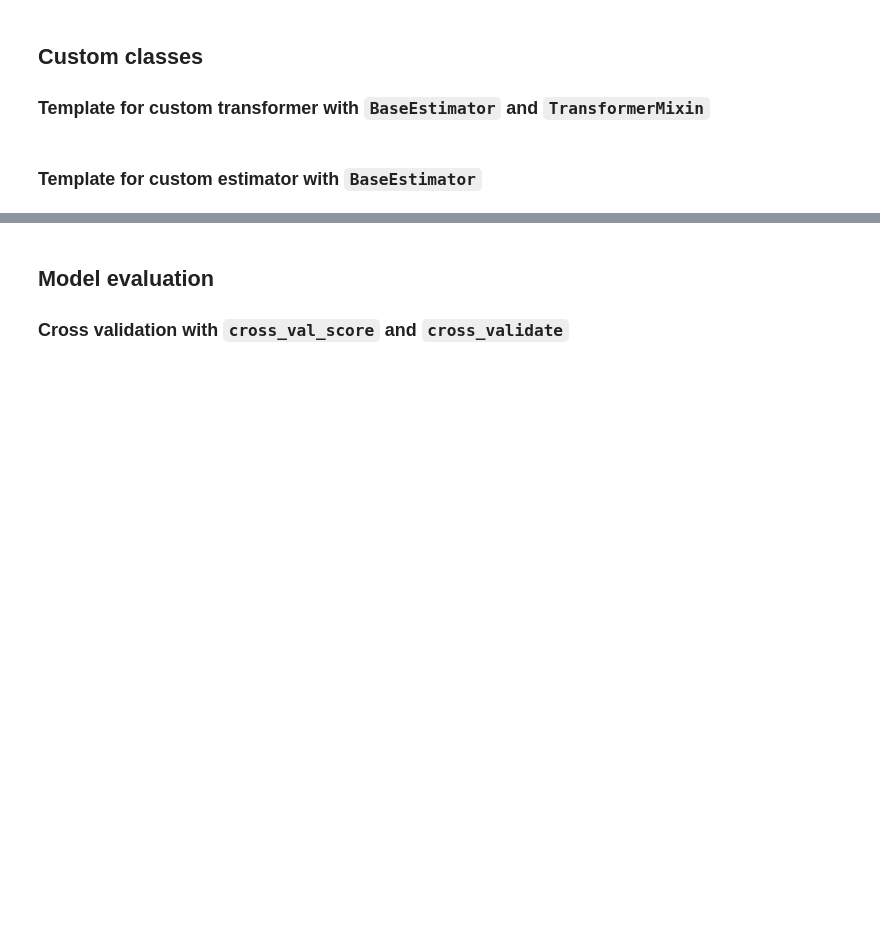
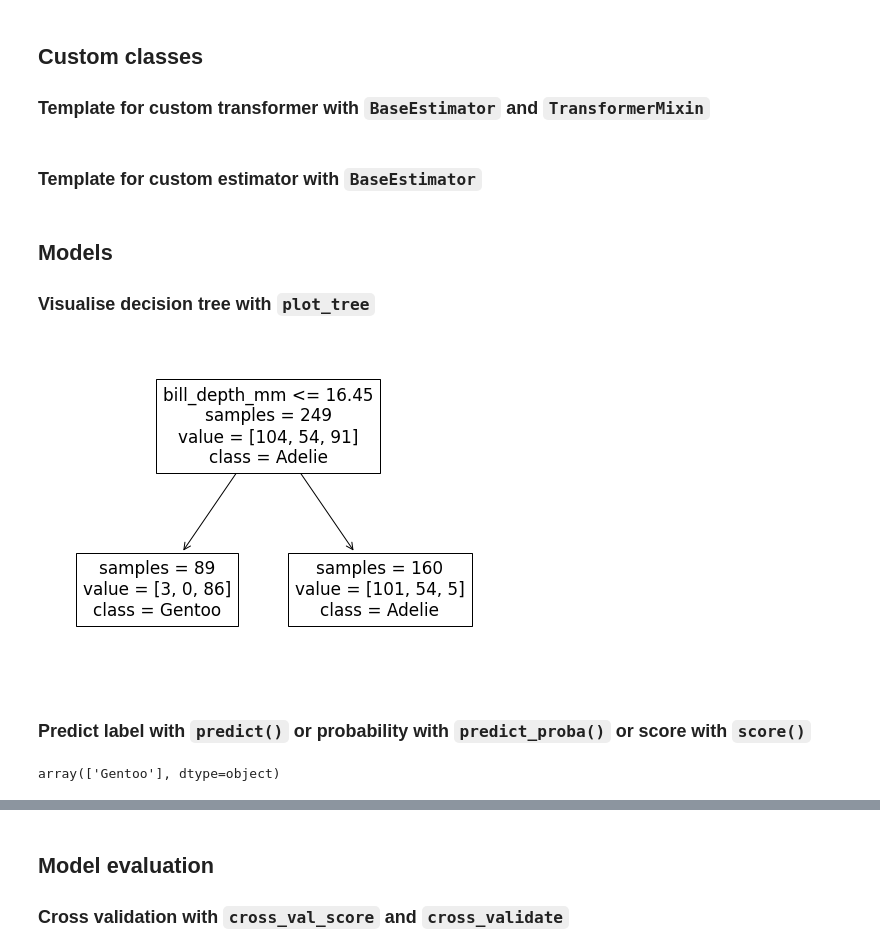
Before and after one commit to lucavh/knowledge-base, a Jupyter notebook: python/scikit-learn.ipynb, the cells around one changed output, grey strips where cells are left out. Cells and saved outputs as stored; diff of their text form; code cells hidden in the pictures; blank space fills up the shorter version.

```diff
--- a/python/scikit-learn.ipynb
+++ b/python/scikit-learn.ipynb
@@ -166,3 +166,38 @@ class CustomEstimator(BaseEstimator):
     def predict(self, X, **predict_params):
         check_is_fitted(self, ["estimator_"])
         return self.estimator_.predict(X)
+# %% [markdown]
+## Models
+
+### Visualise decision tree with `plot_tree`
+# %%
+from sklearn.model_selection import train_test_split
+from sklearn.tree import DecisionTreeClassifier
+from sklearn.tree import plot_tree
+
+penguins = pd.read_csv("../data/penguins_dataset.csv").dropna()
+culmen_columns = ["bill_length_mm", "bill_depth_mm"]
+target_column = "species"
+
+data, target = penguins[culmen_columns], penguins[target_column]
+data_train, data_test, target_train, target_test = train_test_split(
+    data, target, random_state=0)
+
+tree = DecisionTreeClassifier(max_depth=1)
+tree.fit(data_train, target_train)
+
+_, ax = plt.subplots(figsize=(8, 6))
+_ = plot_tree(tree, feature_names=culmen_columns,
+              class_names=tree.classes_, impurity=False, ax=ax)
+# %% [output]
+[figure, added]
+# %% [markdown]
+### Predict label with `predict()` or probability with `predict_proba()` or score with `score()`
+# %%
+sample = pd.DataFrame(
+    {"bill_length_mm": [0], "bill_depth_mm": [15]}
+)
+
+tree.predict(sample)
+# %% [output]
+array(['Gentoo'], dtype=object)
```
Also changed, not shown: parts of 6 cells of this notebook, 1 other file.
